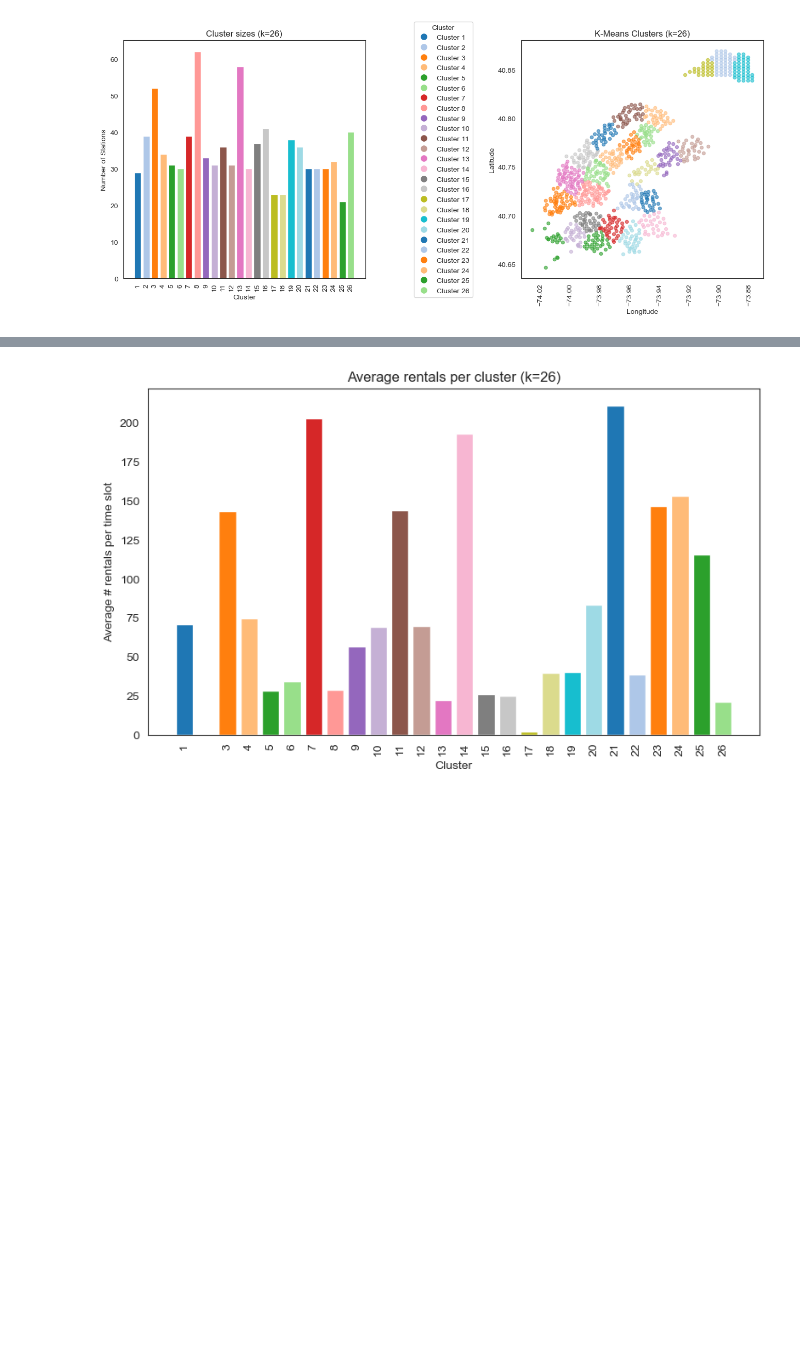
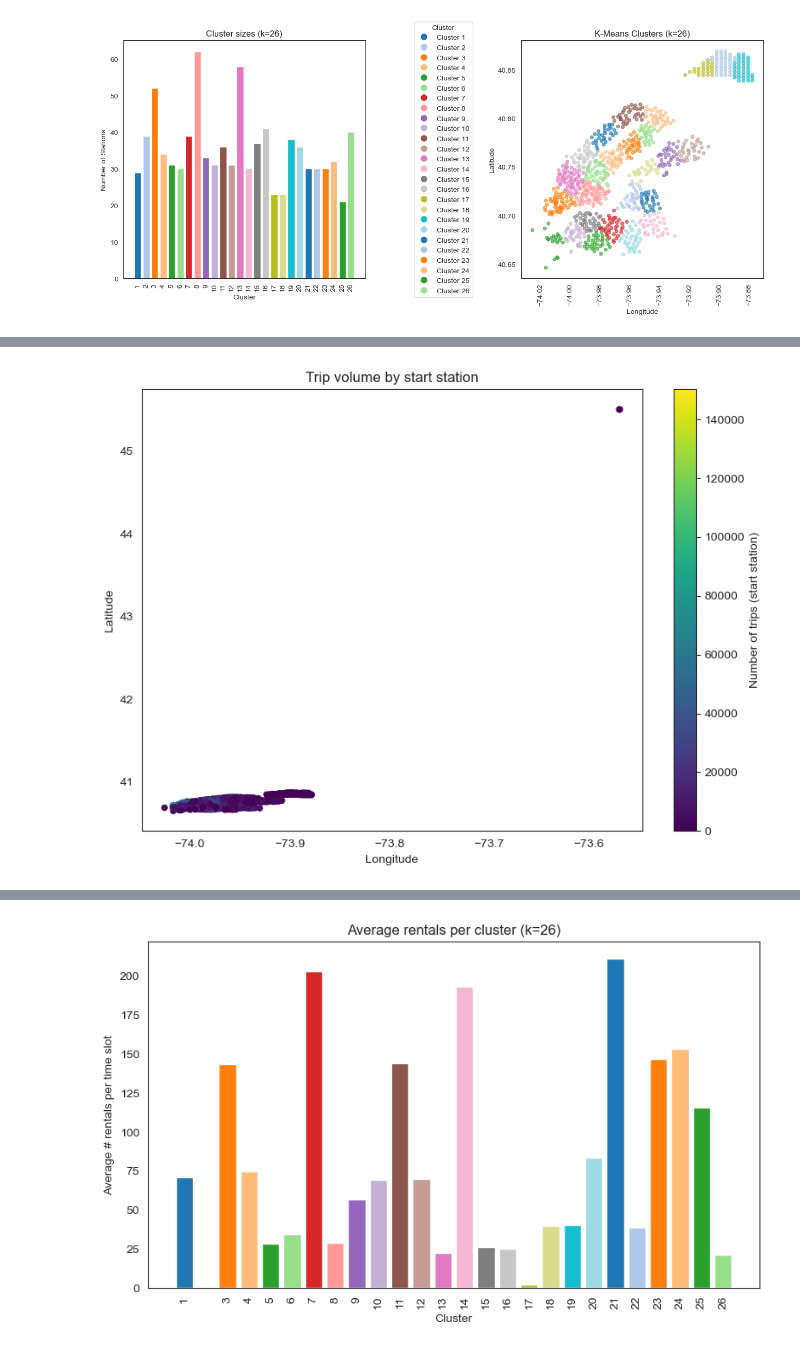
Before and after one commit to GermanButtiero/mobility, a Jupyter notebook: src/Data Analysis and Visualization 2.ipynb, the cells around one changed output, grey strips where cells are left out. Cells and saved outputs as stored; diff of their text form; code cells hidden in the pictures; blank space fills up the shorter version.

```diff
--- a/src/Data Analysis and Visualization 2.ipynb
+++ b/src/Data Analysis and Visualization 2.ipynb
@@ -436,0 +623,32 @@ plt.show()
+# %%
+# 1) Trips per start station
+trips_per_station = (
+    data
+    .groupby('start_station_id')
+    .size()
+    .reset_index(name='num_trips')
+)
+
+# 2) Join with station coordinates
+stations_vol = stations.merge(
+    trips_per_station,
+    on='start_station_id',
+    how='left'
+).fillna({'num_trips': 0})
+
+plt.figure(figsize=(8, 6))
+sc = plt.scatter(
+    stations_vol['station_longitude'],
+    stations_vol['station_latitude'],
+    c=stations_vol['num_trips'],
+    s=20,
+    cmap='viridis'
+)
+plt.colorbar(sc, label='Number of trips (start station)')
+plt.xlabel('Longitude')
+plt.ylabel('Latitude')
+plt.title('Trip volume by start station')
+plt.tight_layout()
+plt.show()
+# %% [output]
+[figure, added]
```
Also changed, not shown: parts of 8 cells of this notebook.
